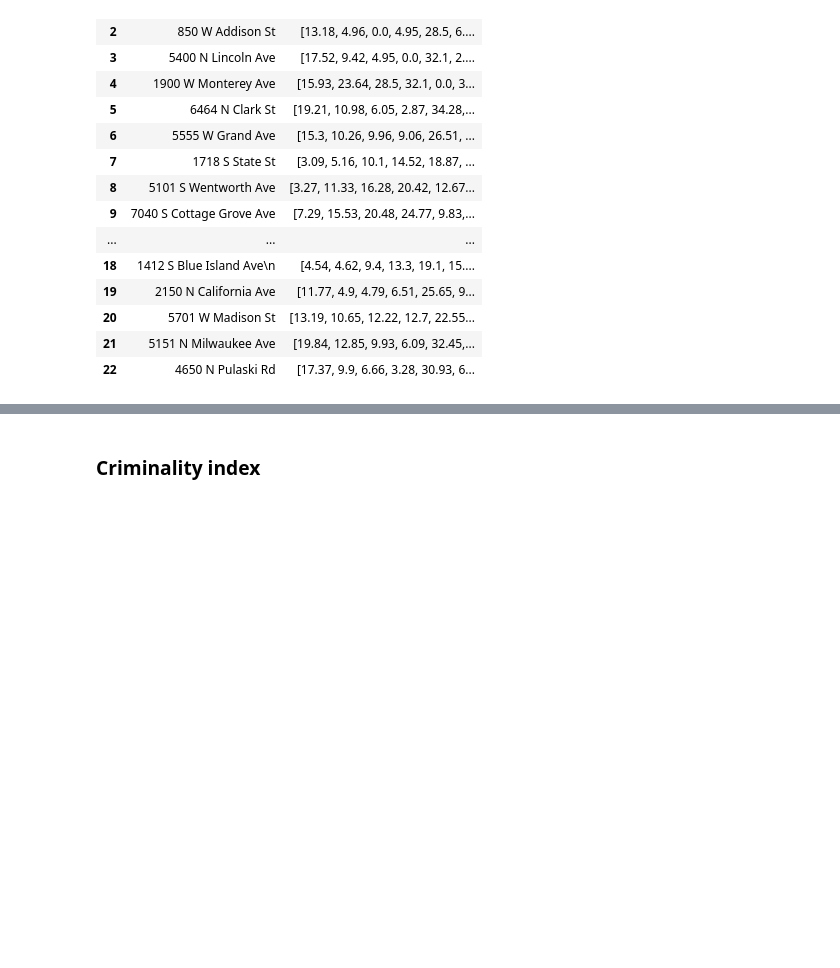
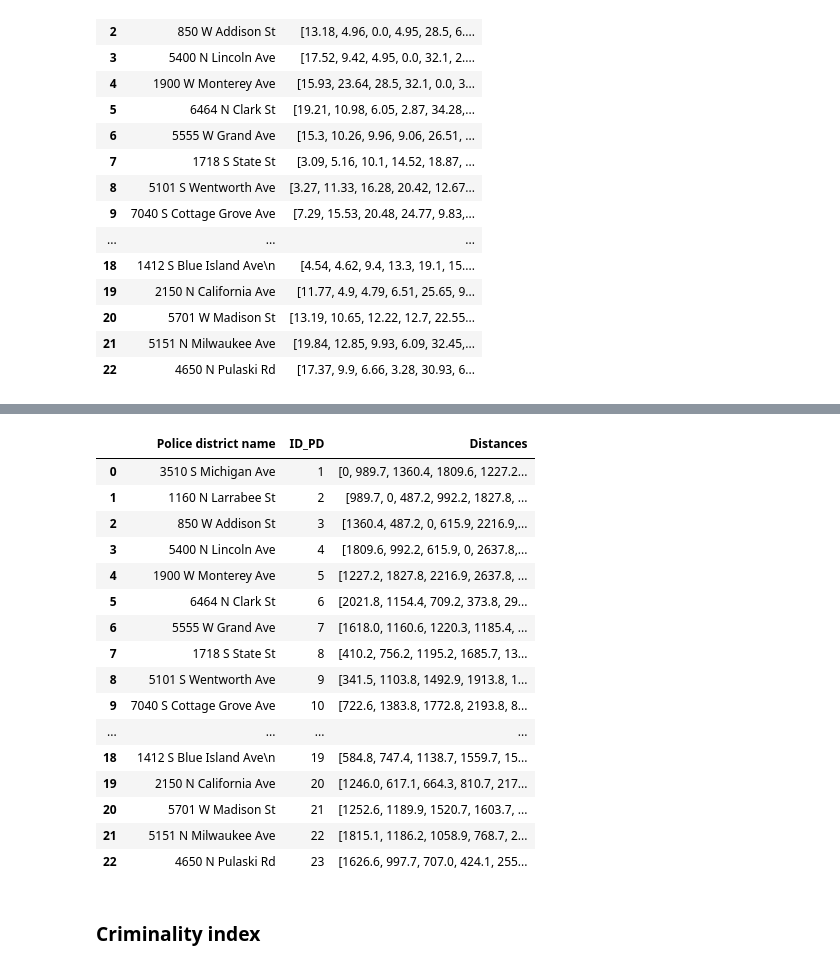
Before and after one commit to aitanarules/police_department_opt, a Jupyter notebook: data_wrangling.ipynb, the cells around one changed output, grey strips where cells are left out. Saved outputs shown, nothing was run; the diff lists cells and outputs as text; code cells hidden in the pictures; blank space fills up the shorter version.

```diff
--- a/data_wrangling.ipynb
+++ b/data_wrangling.ipynb
@@ -226,3 +306,23 @@ d_distances
+# %%
+formatted_df
+# %% [output]
+|  | Police district name | ID_PD | Distances |
+| 0 | 3510 S Michigan Ave | 1 | [0, 989.7, 1360.4, 1809.6, 1227.2... |
+| 1 | 1160 N Larrabee St | 2 | [989.7, 0, 487.2, 992.2, 1827.8, ... |
+| 2 | 850 W Addison St | 3 | [1360.4, 487.2, 0, 615.9, 2216.9,... |
+| 3 | 5400 N Lincoln Ave | 4 | [1809.6, 992.2, 615.9, 0, 2637.8,... |
+| 4 | 1900 W Monterey Ave | 5 | [1227.2, 1827.8, 2216.9, 2637.8, ... |
+| 5 | 6464 N Clark St | 6 | [2021.8, 1154.4, 709.2, 373.8, 29... |
+| 6 | 5555 W Grand Ave | 7 | [1618.0, 1160.6, 1220.3, 1185.4, ... |
+| 7 | 1718 S State St | 8 | [410.2, 756.2, 1195.2, 1685.7, 13... |
+| 8 | 5101 S Wentworth Ave | 9 | [341.5, 1103.8, 1492.9, 1913.8, 1... |
+| 9 | 7040 S Cottage Grove Ave | 10 | [722.6, 1383.8, 1772.8, 2193.8, 8... |
+| ... | ... | ... | ... |
+| 18 | 1412 S Blue Island Ave\n | 19 | [584.8, 747.4, 1138.7, 1559.7, 15... |
+| 19 | 2150 N California Ave | 20 | [1246.0, 617.1, 664.3, 810.7, 217... |
+| 20 | 5701 W Madison St | 21 | [1252.6, 1189.9, 1520.7, 1603.7, ... |
+| 21 | 5151 N Milwaukee Ave | 22 | [1815.1, 1186.2, 1058.9, 768.7, 2... |
+| 22 | 4650 N Pulaski Rd | 23 | [1626.6, 997.7, 707.0, 424.1, 255... |
 # %% [markdown]
 ### Criminality index
 # %%
```
Also changed, not shown: parts of 4 cells of this notebook.
